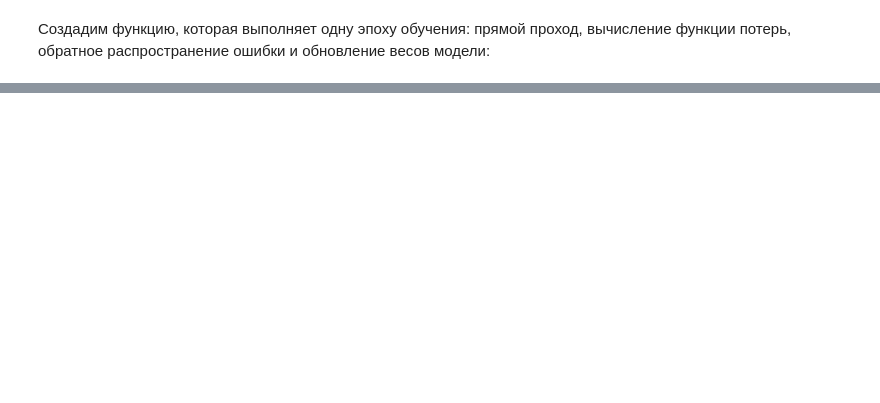
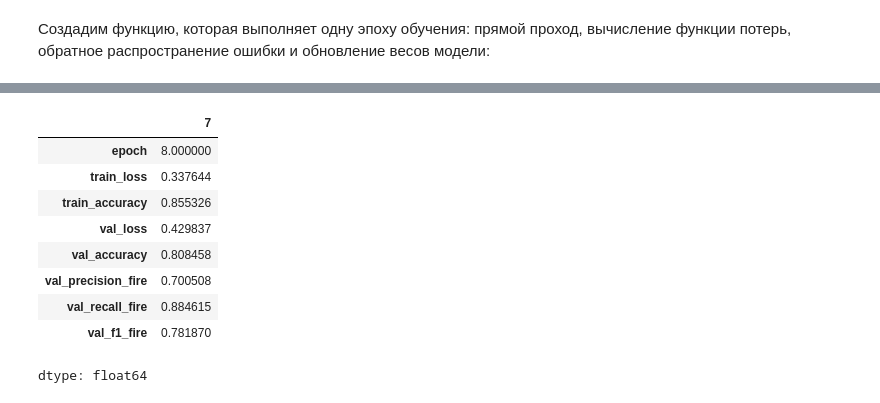
Before and after one commit to Rychal-Su/gp5, a Jupyter notebook: part2_images/wildfire_image_classification.ipynb, the cells around one changed output, grey strips where cells are left out. Saved outputs shown, nothing was run; the diff lists cells and outputs as text; code cells hidden in the pictures; blank space fills up the shorter version.

```diff
--- a/part2_images/wildfire_image_classification.ipynb
+++ b/part2_images/wildfire_image_classification.ipynb
@@ -950,0 +1189,11 @@ Epoch: 3
+# %%
+seed_everything(CFG.seed)
+
+improved_model = improvedcnn_v2()
+
+summary(
+    improved_model,
+    input_size=(CFG.train_batch_size, 3, CFG.image_size, CFG.image_size),
+    col_names=['input_size', 'output_size', 'num_params', 'trainable'],
+    col_width=20
+)
@@ -950,0 +1218,2 @@ Epoch: 3
+# %%
+improved_model_v2, improved_history_v2 = run_experiment(improved_model)
@@ -950,0 +1249,17 @@ Epoch: 3
+# %%
+logs_v2 = pd.DataFrame(improved_history_v2)
+logs_v2.insert(0, 'epoch', range(1, len(logs_v2) + 1))
+
+best_v2 = logs_v2.loc[logs_v2['val_f1_fire'].idxmax()]
+best_v2
+# %% [output]
+|  | 7 |
+| epoch | 8.000000 |
+| train_loss | 0.337644 |
+| train_accuracy | 0.855326 |
+| val_loss | 0.429837 |
+| val_accuracy | 0.808458 |
+| val_precision_fire | 0.700508 |
+| val_recall_fire | 0.884615 |
+| val_f1_fire | 0.781870 |
+dtype: float64
```
Also changed, not shown: parts of 61 cells of this notebook.
